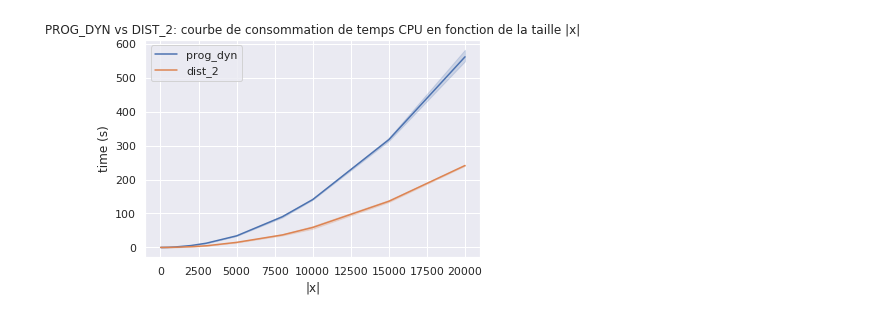
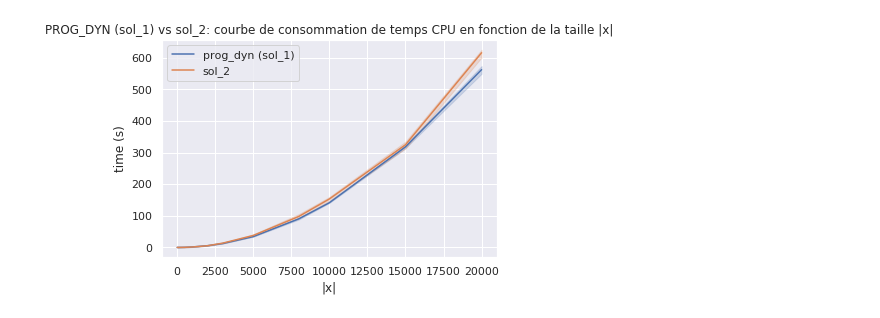
Before and after one commit to shetsecure/DNAlgo, a Jupyter notebook: plots.ipynb, the cells around one changed output. Drawn from its saved outputs; the diff is of its cells as text; code cells hidden in the pictures.

```diff
--- a/plots.ipynb
+++ b/plots.ipynb
@@ -29,23 +29,37 @@ y_dist2 = [1.14716000e-04, 9.24209999e-05, 1.26101000e-04, 1.28997999e-04, 1.056
            5.00240178e+00, 1.54682242e+01, 1.50656577e+01, 1.41379107e+01, 3.51408794e+01, 3.60430033e+01,
            3.91080388e+01, 5.49303819e+01, 6.31077902e+01, 5.84781849e+01, 1.39953328e+02, 1.33779537e+02,
            1.34543865e+02, 2.43349670e+02, 2.40852602e+02, 2.40445654e+02]
+
+y_sol_2 = [0.00037654500010830816, 0.001986338999813597, 0.000578010000026552, 0.0007535169997936464,
+           0.0005055200008428073, 0.00078868800028431, 0.0006291029994827113, 0.000801373000285821,
+           0.0007965490003698505, 0.0006477340002675191, 0.0007957569996506209, 0.0007653650000065682,
+           0.0012782259991581668, 0.0010210020000158693, 0.0009630680006011971, 0.0010715040007198695,
+           0.0012059600003340165, 0.0012793629994121147, 0.04702055899997504, 0.00529886699951021,
+           0.005068834999292449, 0.016863765999914904, 0.01820357700034947, 0.017071539999960805,
+           0.3331923550003921, 0.3333456489999662, 0.33710949900068954, 1.317481320999832, 1.3180662810000285,
+           1.3234391999994841, 5.254401619000419, 5.365307987000051, 5.368432911000127, 12.564351314000305,
+           13.832510698999613, 13.082593433999136, 14.73310374599896, 36.0206330660003, 41.34475215400016,
+           35.79306038899995, 92.89644628899987, 95.5377612559987, 105.46597973999997, 159.5395986099993,
+           146.50392317499973, 153.12043765599992, 334.5664164940008, 312.43010085900096, 326.322266485,
+           600.3534990530006, 620.8637601070004, 624.9266152170003]
 # %%
 from pylab import rcParams
 rcParams['figure.figsize'] = 10, 10
 # %%
 x = np.array(x)
 y = np.array(y)
-y_dist2 = np.array(y_dist2)
+#y_dist2 = np.array(y_dist2)
+y_sol_2 = np.array(y_sol_2)
 
 d = {'|x|' : x, 'time (s)' : y}
 data = pd.DataFrame(d)
-data2 = pd.DataFrame({'|x|' : x, 'time (s)' : y_dist2})
+data2 = pd.DataFrame({'|x|' : x, 'time (s)' : y_sol_2})
 
 sns.set(style='darkgrid')
-sns.lineplot(x='|x|', y='time (s)', data=data, label='prog_dyn')
-sns.lineplot(x='|x|', y='time (s)', data=data2, label='dist_2')
-plt.title('PROG_DYN vs DIST_2: courbe de consommation de temps CPU en fonction de la taille |x|')
+sns.lineplot(x='|x|', y='time (s)', data=data, label='prog_dyn (sol_1)')
+sns.lineplot(x='|x|', y='time (s)', data=data2, label='sol_2')
+plt.title('PROG_DYN (sol_1) vs sol_2: courbe de consommation de temps CPU en fonction de la taille |x|')
 plt.savefig('test.png', dpi=300)
 plt.show()
 # %% [output]
-[figure, old version]
+[figure, new version]
```
Also changed, not shown: 4 other files.
